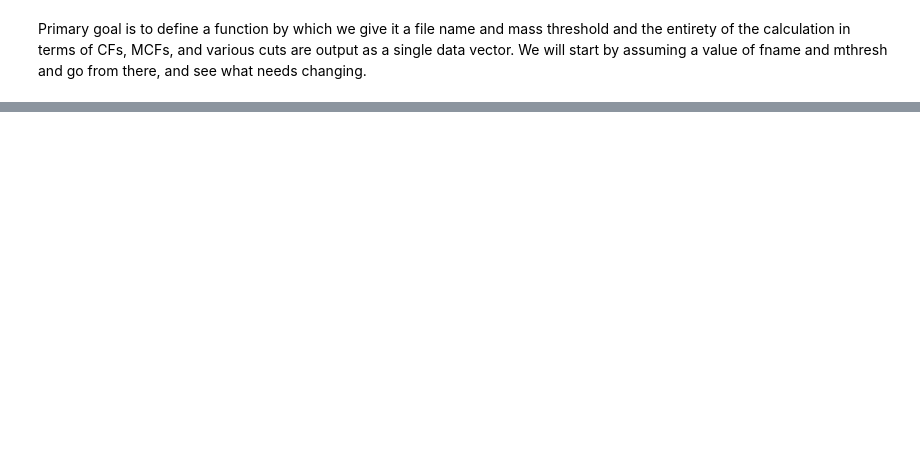
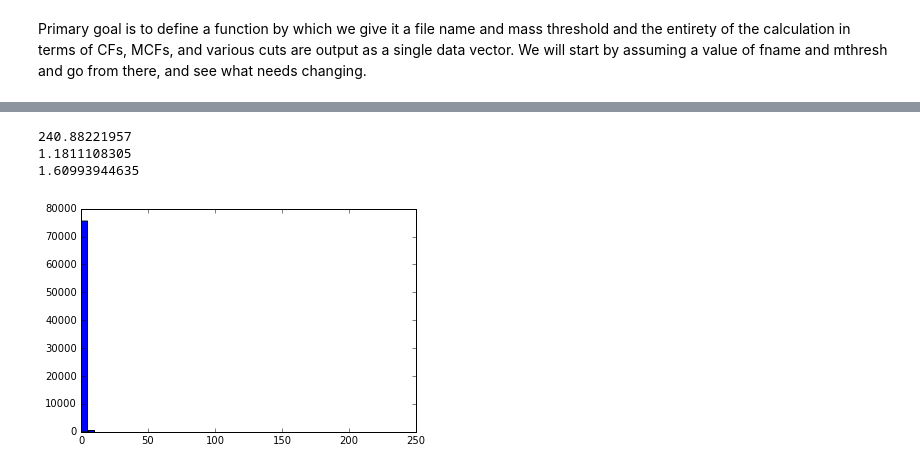
Before and after one commit to villarrealas/haloenviron-pipeline, a Jupyter notebook: halotools-pipe.ipynb, the cells around one changed output, grey strips where cells are left out. Cells and saved outputs as stored; diff of their text form; code cells hidden in the pictures; blank space fills up the shorter version.

```diff
--- a/halotools-pipe.ipynb
+++ b/halotools-pipe.ipynb
@@ -249,0 +122,10 @@ plt.savefig('splash_compare.pdf')
+# %%
+plt.hist(cnfw_fix**2, color='blue', bins=50)
+print np.max(cnfw_fix**2)
+print np.mean(cnfw_fix**2)
+print np.std(cnfw_fix**2)
+# %% [output]
+240.88221957
+1.1811108305
+1.60993944635
+[figure, added]
```
Also changed, not shown: parts of 19 cells of this notebook, 13 other files.
